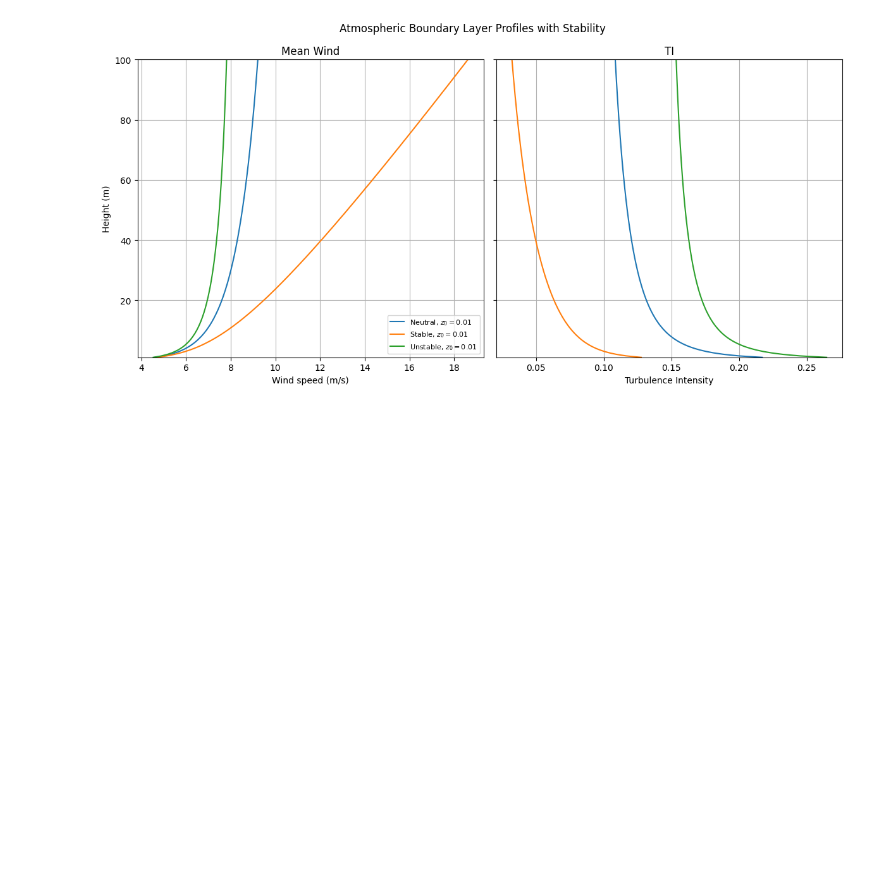
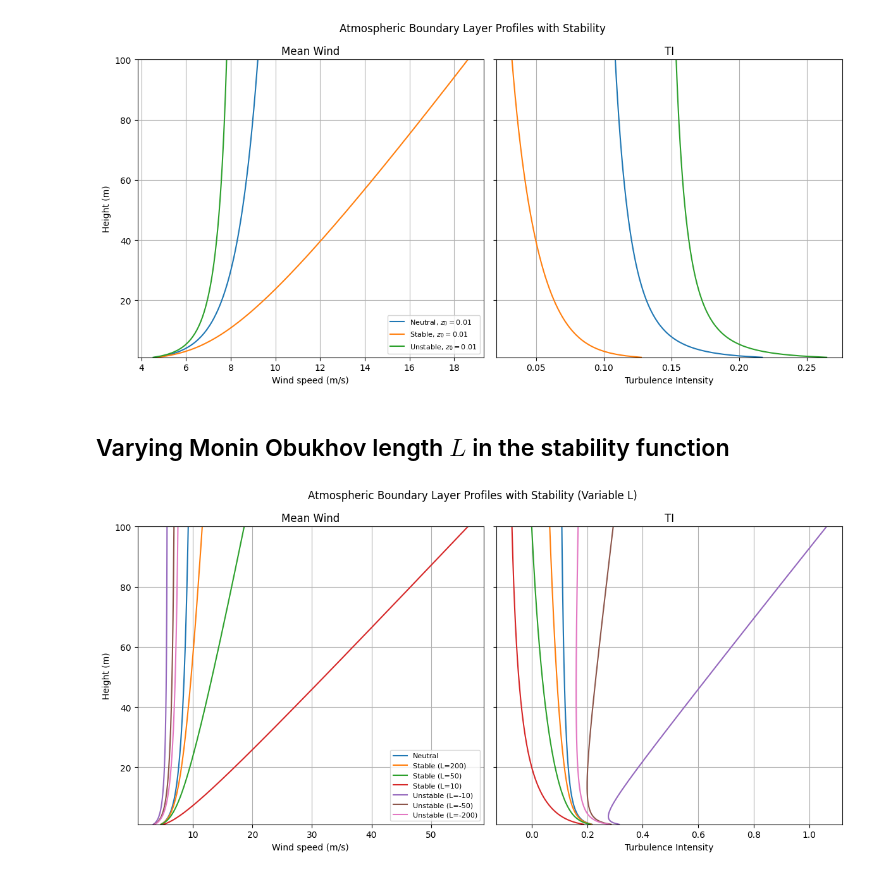
Before and after one commit to JacobManniche/Bachelor_legeplads, a Jupyter notebook: wind profile 2D.ipynb, the cells around one changed output. Cells and saved outputs as stored; diff of their text form; code cells hidden in the pictures; blank space fills up the shorter version.

Commit message:
WP2D Monin Obukhov update

```diff
--- a/wind profile 2D.ipynb
+++ b/wind profile 2D.ipynb
@@ -251,3 +251,81 @@ plt.tight_layout()
 plt.show()
 # %% [output]
 [figure]
+# %% [markdown]
+## Varying Monin Obukhov length $L$ in the stability function
+# %%
+# constants
+kappa = 0.4
+u_star = 0.4
+z0 = 0.01  # roughness values
+
+# Obukhov lengths (stable → neutral → unstable)
+L_values = [np.inf, 200, 50, 10, -10, -50, -200]
+
+# height range
+z = np.linspace(1, 100, 200)
+
+# stability correction function (Businger-Dyer)
+def psi(z, L):
+    if np.isinf(L):  # neutral
+        return 0
+
+    if L > 0:  # stable
+        return -4.7 * (z / L)
+
+    if L < 0:  # unstable
+        return (1 - 16 * (z / L))**0.25
+
+# wind profile
+def U(z, u_star, z0, L):
+    return (u_star / kappa) * (np.log(z / z0) - psi(z, L))
+
+# turbulence intensity components
+def sigma_u(u_star, z, L):
+    if np.isinf(L):  # neutral
+        return 2.5 * u_star
+    elif L > 0:  # stable → reduced turbulence
+        return 2.5 * u_star * (1 - 0.5 * z / L)
+    else:  # unstable → enhanced turbulence
+        return 2.5 * u_star * (1 + 0.5 * np.abs(z / L))
+
+def TI(z, u_star, z0, L):
+    return sigma_u(u_star, z, L) / U(z, u_star, z0, L)
+
+# plotting
+fig, ax = plt.subplots(1, 2, figsize=(12, 6), sharey=True)
+
+for L in L_values:
+    U_vals = U(z, u_star, z0, L)
+    TI_vals = TI(z, u_star, z0, L)
+
+    # label depending on stability
+    if np.isinf(L):
+        label = "Neutral"
+    elif L > 0:
+        label = f"Stable (L={L})"
+    else:
+        label = f"Unstable (L={L})"
+    ax[0].plot(U_vals, z, label=f'{label}')
+    ax[1].plot(TI_vals, z)
+
+# labels and formatting
+ax[0].set_xlabel("Wind speed (m/s)")
+ax[0].set_title("Mean Wind")
+
+ax[1].set_xlabel("Turbulence Intensity")
+ax[1].set_title("TI")
+
+ax[0].set_ylabel("Height (m)")
+
+for a in ax:
+    a.grid(True)
+    a.set_ylim(1, 100)
+
+ax[0].legend(fontsize=8)
+
+plt.suptitle("Atmospheric Boundary Layer Profiles with Stability (Variable L)")
+plt.tight_layout()
+plt.show()
+# %% [output]
+[figure, added]
```
Also changed, not shown: parts of 1 cell of this notebook.
